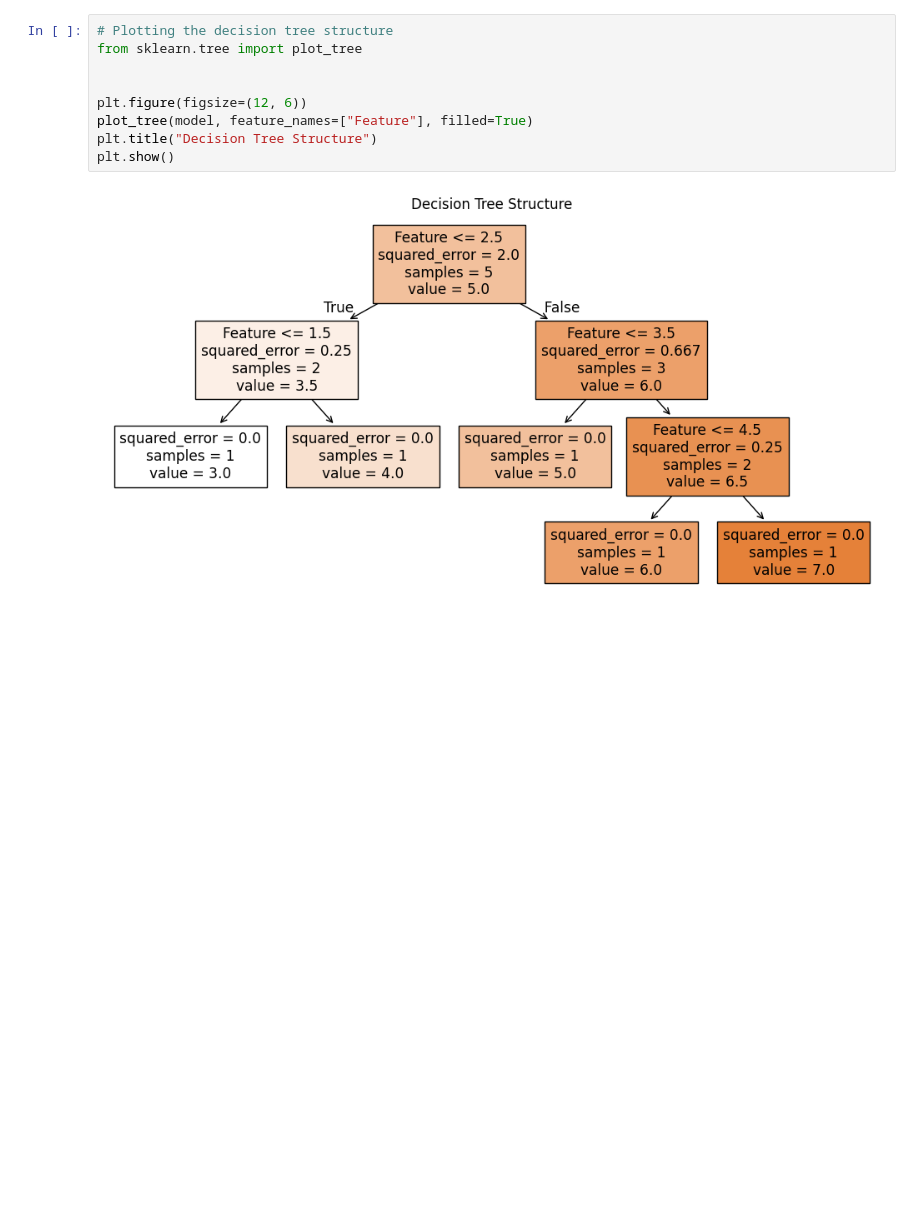
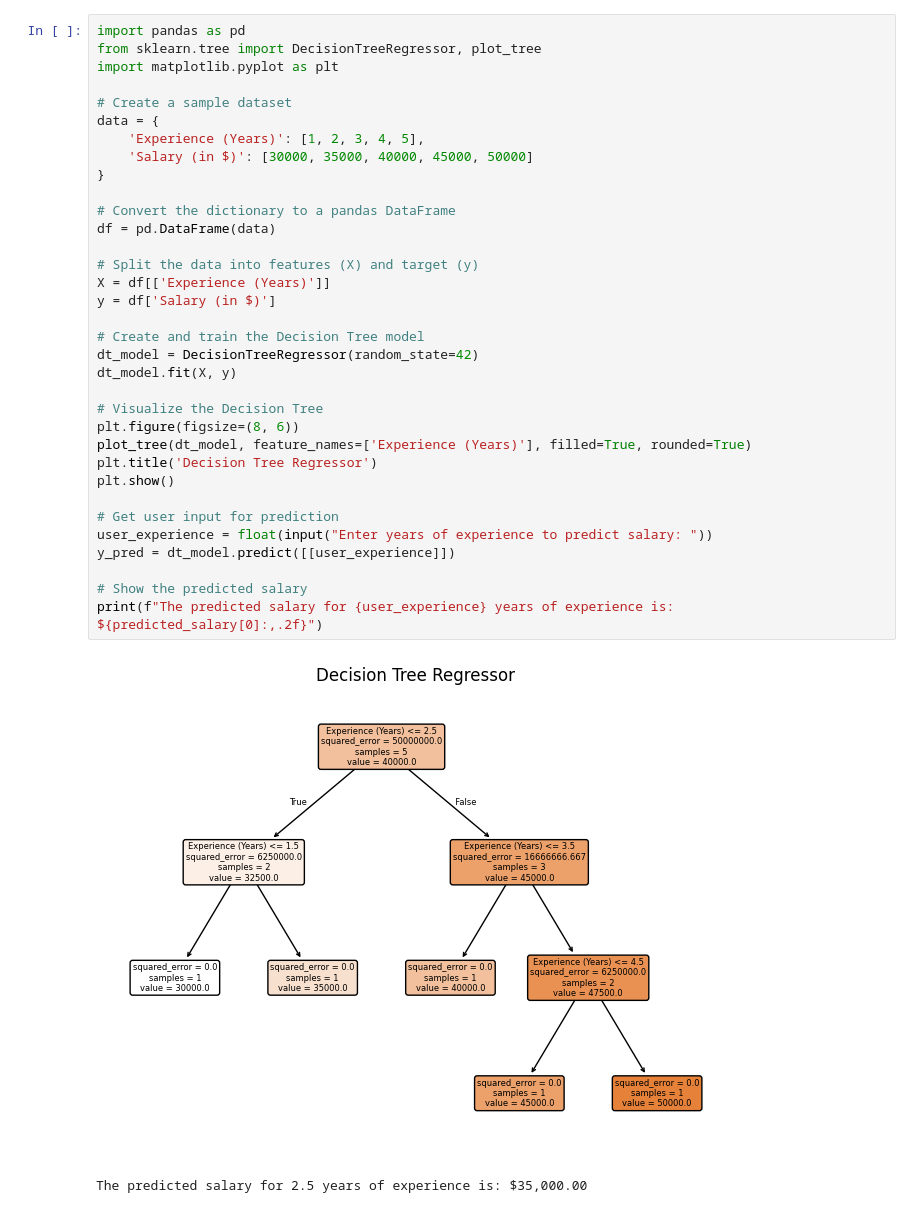
Before and after one commit to Kailas-lab/Machine_Learning, a Jupyter notebook: DTR.ipynb, the cells around one changed output. Drawn from its saved outputs; the diff is of its cells as text; blank space fills up the shorter version.

Commit message:
data science

```diff
--- a/DTR.ipynb
+++ b/DTR.ipynb
@@ -41,11 +1,37 @@ Input: 1.5, Prediction: 3.0
-# %%
-# Plotting the decision tree structure
-from sklearn.tree import plot_tree
-
-
-plt.figure(figsize=(12, 6))
-plot_tree(model, feature_names=["Feature"], filled=True)
-plt.title("Decision Tree Structure")
-plt.show()
-# %% [output]
-[figure, removed]
+# %%
+import pandas as pd
+from sklearn.tree import DecisionTreeRegressor, plot_tree
+import matplotlib.pyplot as plt
+
+# Create a sample dataset
+data = {
+    'Experience (Years)': [1, 2, 3, 4, 5],
+    'Salary (in $)': [30000, 35000, 40000, 45000, 50000]
+}
+
+# Convert the dictionary to a pandas DataFrame
+df = pd.DataFrame(data)
+
+# Split the data into features (X) and target (y)
+X = df[['Experience (Years)']]
+y = df['Salary (in $)']
+
+# Create and train the Decision Tree model
+dt_model = DecisionTreeRegressor(random_state=42)
+dt_model.fit(X, y)
+
+# Visualize the Decision Tree
+plt.figure(figsize=(8, 6))
+plot_tree(dt_model, feature_names=['Experience (Years)'], filled=True, rounded=True)
+plt.title('Decision Tree Regressor')
+plt.show()
+
+# Get user input for prediction
+user_experience = float(input("Enter years of experience to predict salary: "))
+y_pred = dt_model.predict([[user_experience]])
+
+# Show the predicted salary
+print(f"The predicted salary for {user_experience} years of experience is: ${predicted_salary[0]:,.2f}")
+# %% [output]
+[figure, added]
+The predicted salary for 2.5 years of experience is: $35,000.00
```
Also changed, not shown: parts of 2 cells of this notebook, 5 other files.
